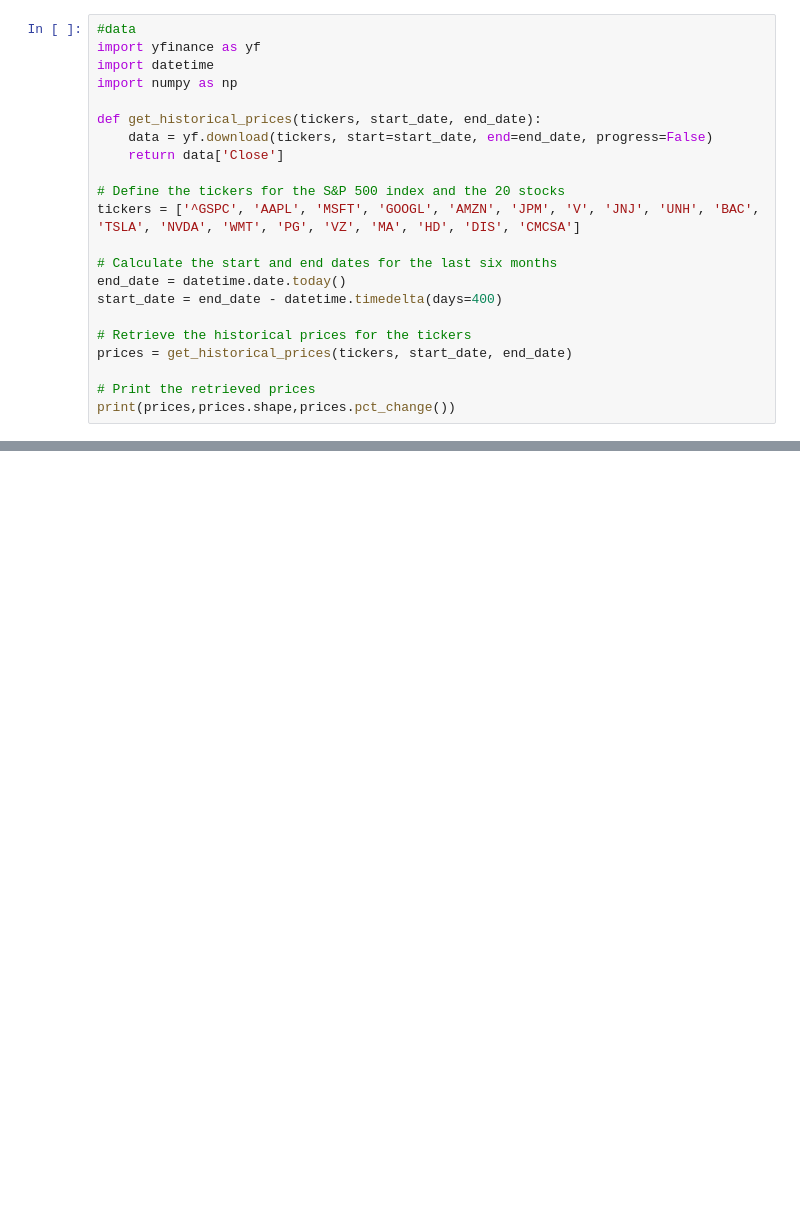
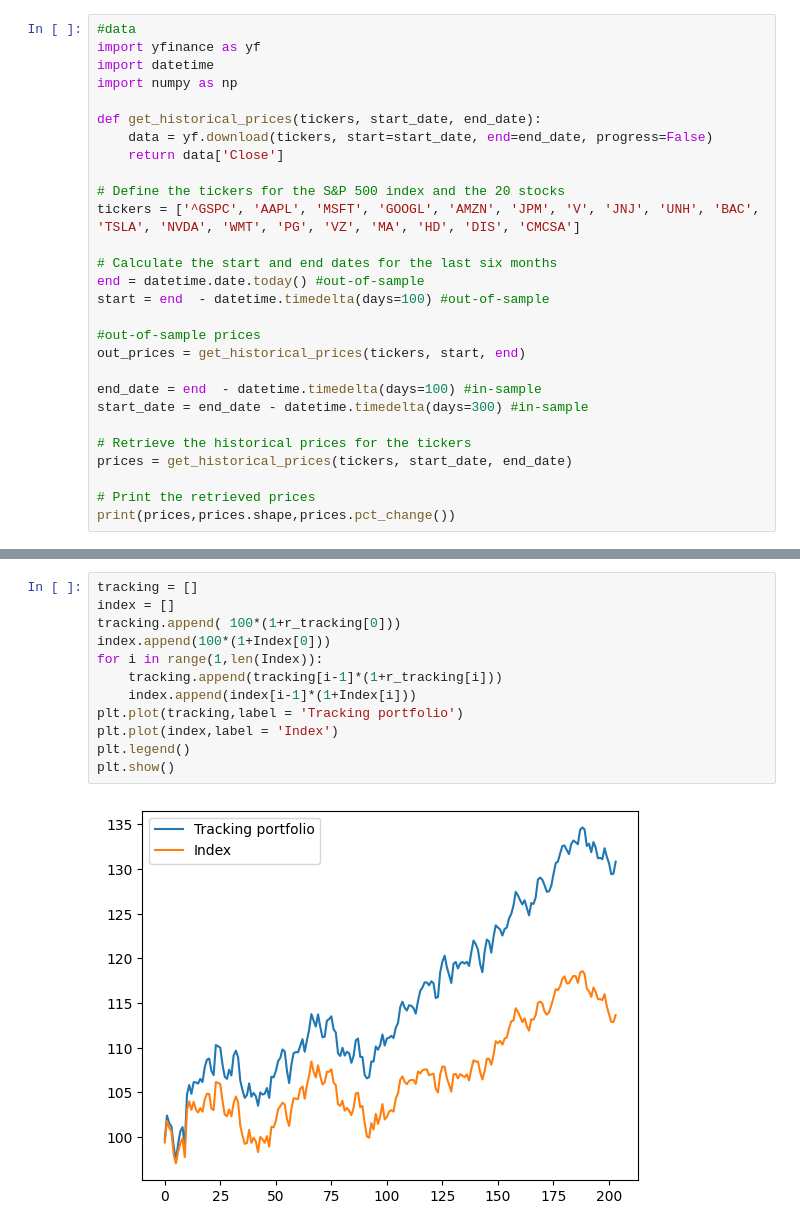
Before and after one commit to deDg0d/index-tracking-pyomo, a Jupyter notebook: index-tracking.ipynb, the cells around one changed output, grey strips where cells are left out. Drawn from its saved outputs; the diff is of its cells as text; blank space fills up the shorter version.

```diff
--- a/index-tracking.ipynb
+++ b/index-tracking.ipynb
@@ -12,8 +12,14 @@ def get_historical_prices(tickers, start_date, end_date):
 tickers = ['^GSPC', 'AAPL', 'MSFT', 'GOOGL', 'AMZN', 'JPM', 'V', 'JNJ', 'UNH', 'BAC', 'TSLA', 'NVDA', 'WMT', 'PG', 'VZ', 'MA', 'HD', 'DIS', 'CMCSA']
 
 # Calculate the start and end dates for the last six months
-end_date = datetime.date.today()
-start_date = end_date - datetime.timedelta(days=400)
+end = datetime.date.today() #out-of-sample
+start = end  - datetime.timedelta(days=100) #out-of-sample
+
+#out-of-sample prices
+out_prices = get_historical_prices(tickers, start, end)
+
+end_date = end  - datetime.timedelta(days=100) #in-sample
+start_date = end_date - datetime.timedelta(days=300) #in-sample
 
 # Retrieve the historical prices for the tickers
 prices = get_historical_prices(tickers, start_date, end_date)
@@ -242,0 +257,14 @@ plt.show()
+# %%
+tracking = []
+index = []
+tracking.append( 100*(1+r_tracking[0]))
+index.append(100*(1+Index[0]))
+for i in range(1,len(Index)):
+    tracking.append(tracking[i-1]*(1+r_tracking[i]))
+    index.append(index[i-1]*(1+Index[i]))
+plt.plot(tracking,label = 'Tracking portfolio')
+plt.plot(index,label = 'Index')
+plt.legend()
+plt.show()
+# %% [output]
+[figure, added]
```
Also changed, not shown: parts of 8 cells of this notebook.
